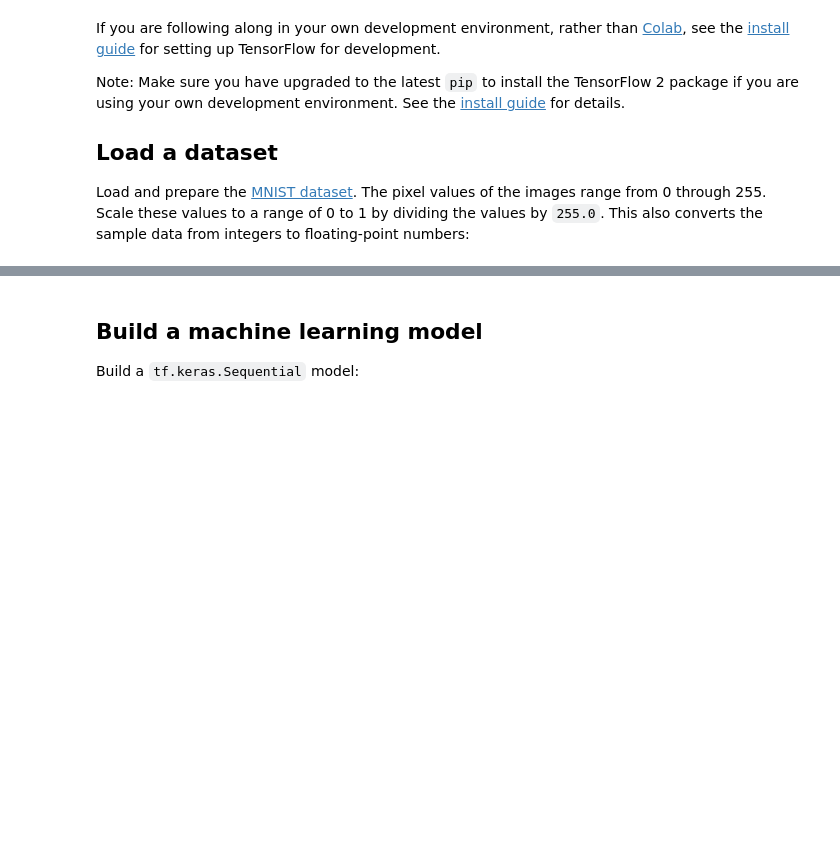
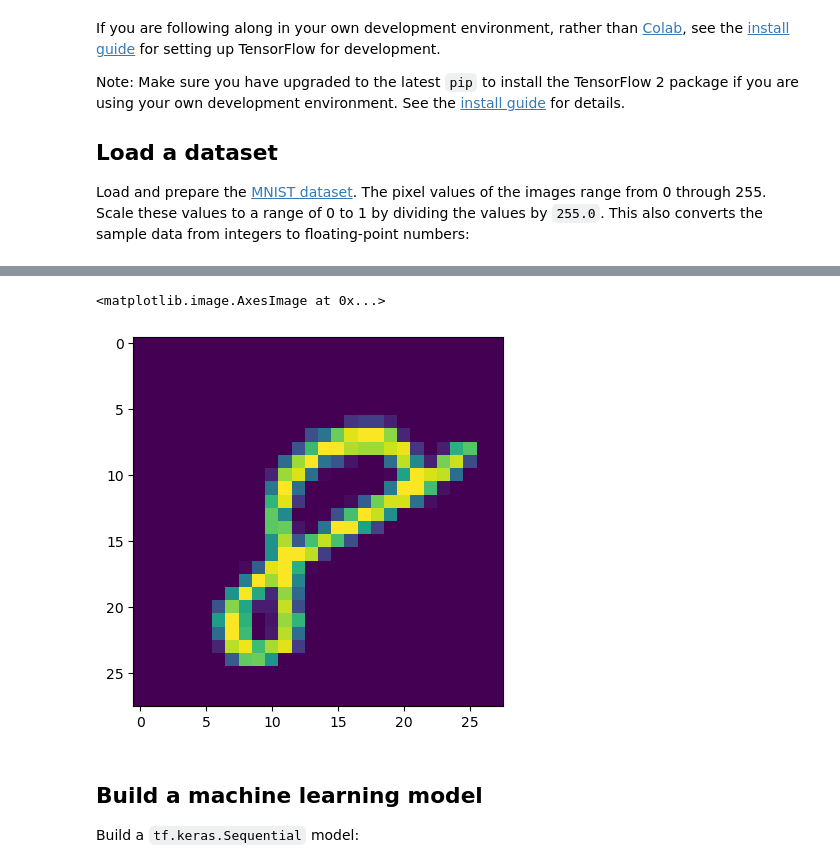
Before and after one commit to julianjica/ScientificComputingII, a Jupyter notebook: lectures/tensorflow/beginner.ipynb, the cells around one changed output, grey strips where cells are left out. Cells and saved outputs as stored; diff of their text form; code cells hidden in the pictures; blank space fills up the shorter version.

```diff
--- a/lectures/tensorflow/beginner.ipynb
+++ b/lectures/tensorflow/beginner.ipynb
@@ -70,3 +79,8 @@ plt.imshow(x_train[7])
+# %%
+plt.imshow(x_train[-1])
+# %% [output]
+<matplotlib.image.AxesImage at 0x...>
+[figure, added]
 # %% [markdown]
 ## Build a machine learning model
 
```
Also changed, not shown: parts of 10 cells of this notebook, 3 other files.
